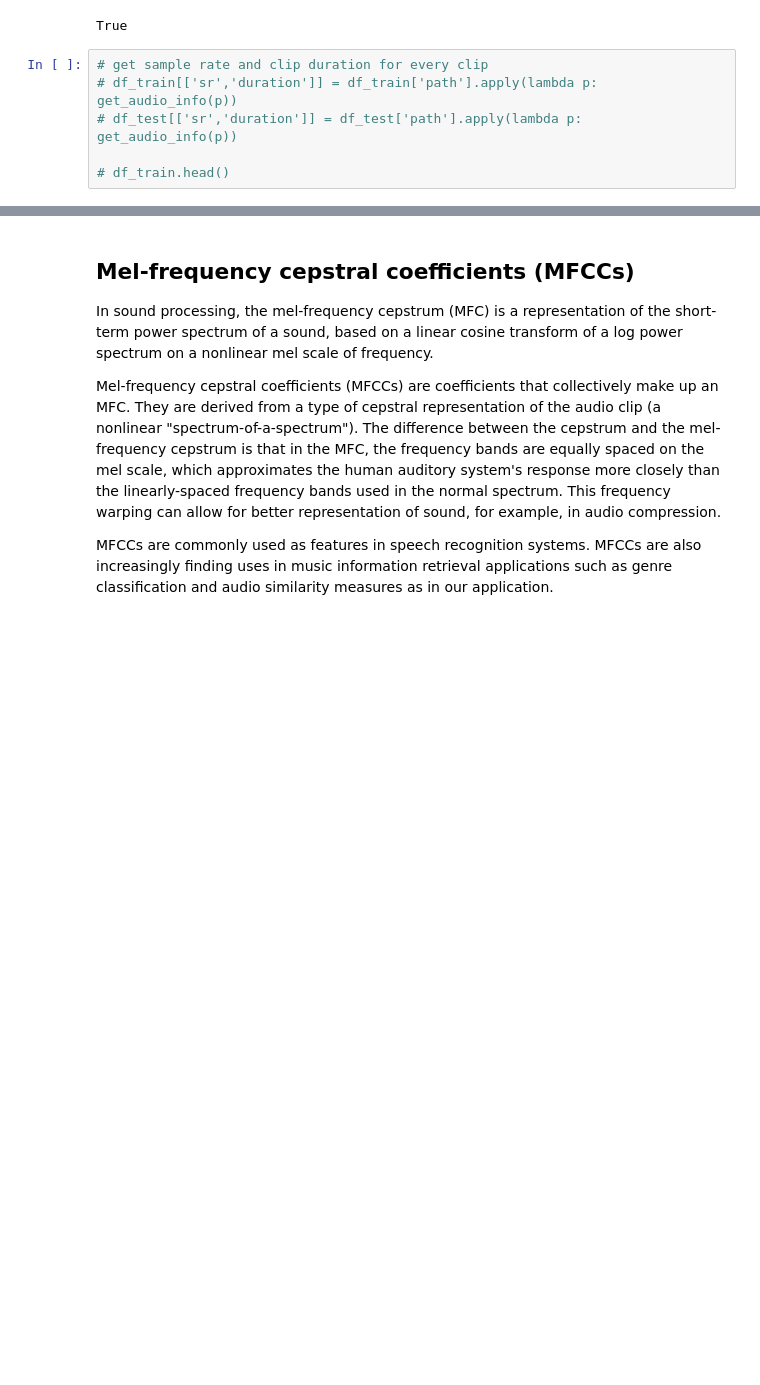
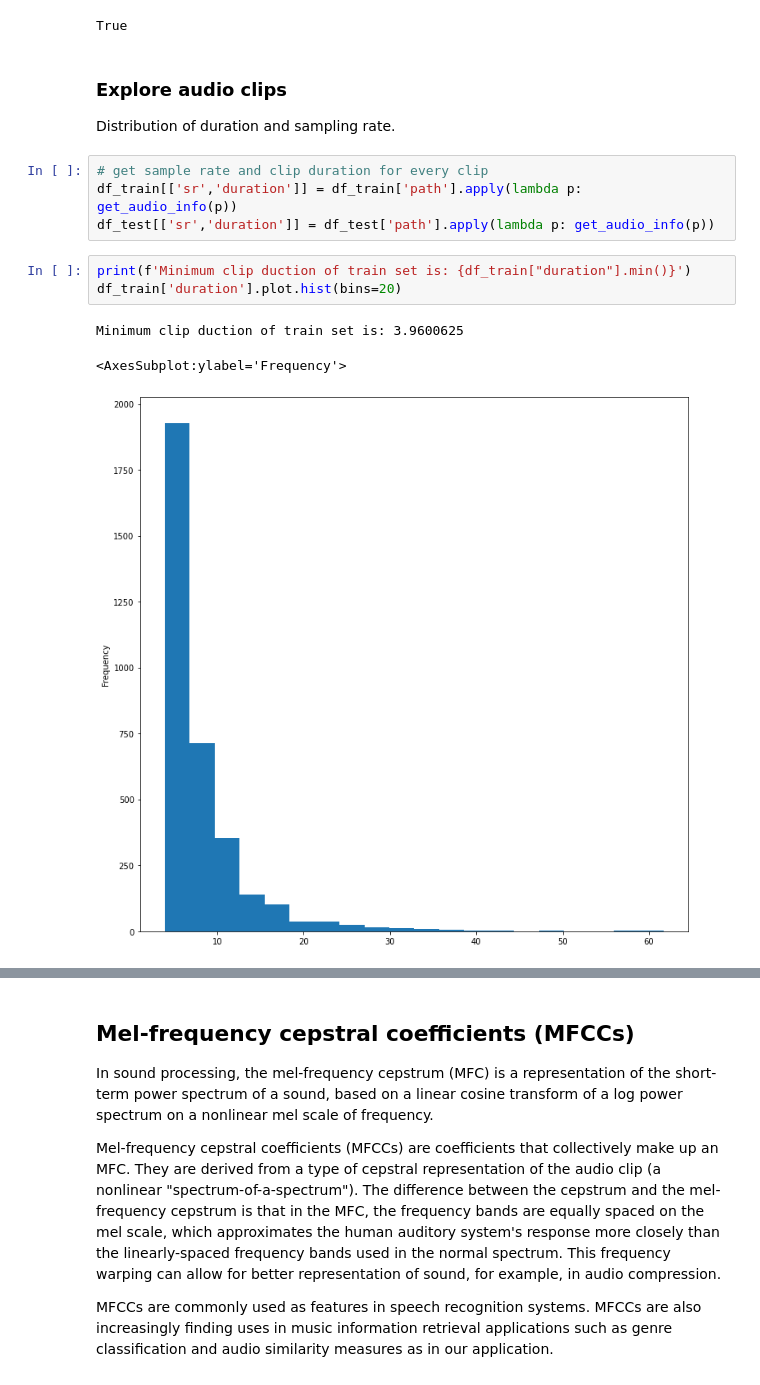
Before and after one commit to vassilispapadop/speaker-similarity, a Jupyter notebook: speaker_identification.ipynb, the cells around one changed output, grey strips where cells are left out. Drawn from its saved outputs; the diff is of its cells as text; blank space fills up the shorter version.

Commit message:
explore dataset, clips duration and sampling rate

```diff
--- a/speaker_identification.ipynb
+++ b/speaker_identification.ipynb
@@ -113,9 +113,18 @@ b
 # %% [output]
 Train set size: (3382, 2), Test set size (1455, 2)
 True
+# %% [markdown]
+### Explore audio clips
+
+Distribution of duration and sampling rate.
 # %%
 # get sample rate and clip duration for every clip
-# df_train[['sr','duration']] = df_train['path'].apply(lambda p: get_audio_info(p))
-# df_test[['sr','duration']] = df_test['path'].apply(lambda p: get_audio_info(p))
-
-# df_train.head()
+df_train[['sr','duration']] = df_train['path'].apply(lambda p: get_audio_info(p))
+df_test[['sr','duration']] = df_test['path'].apply(lambda p: get_audio_info(p))
+# %%
+print(f'Minimum clip duction of train set is: {df_train["duration"].min()}')
+df_train['duration'].plot.hist(bins=20)
+# %% [output]
+Minimum clip duction of train set is: 3.9600625
+<AxesSubplot:ylabel='Frequency'>
+[figure, added]
```
Also changed, not shown: parts of 4 cells of this notebook.
